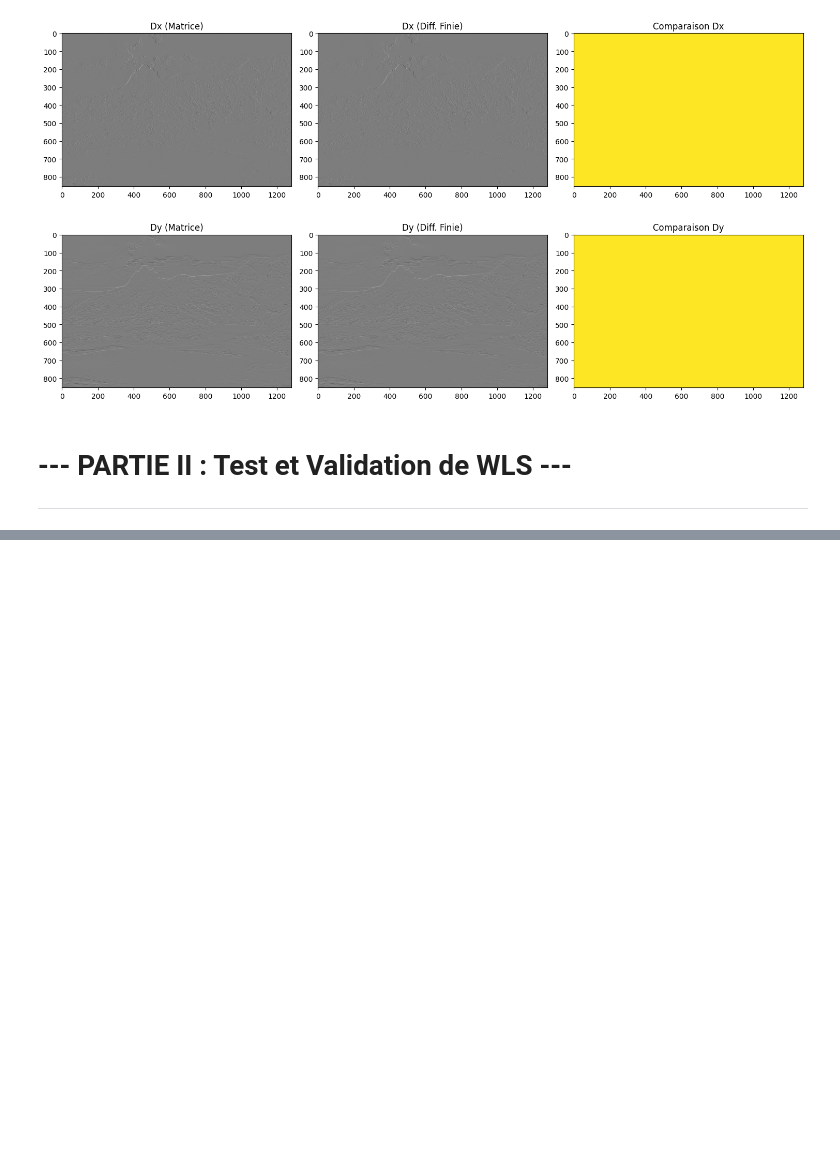
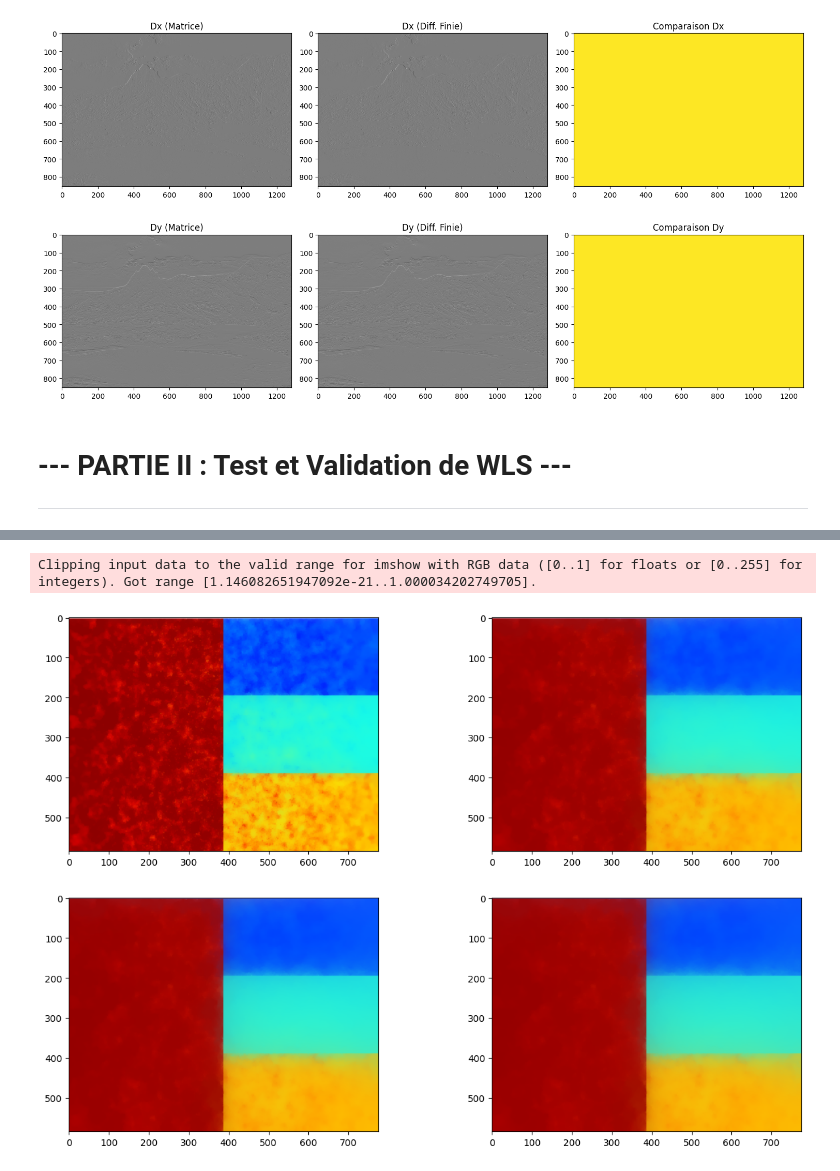
Before and after one commit to OiseauDesNuages/Projet_Image, a Jupyter notebook: projet.ipynb, the cells around one changed output, grey strips where cells are left out. Cells and saved outputs as stored; diff of their text form; code cells hidden in the pictures; blank space fills up the shorter version.

```diff
--- a/projet.ipynb
+++ b/projet.ipynb
@@ -57,0 +68,27 @@ plt.show()
+# %%
+alpha = 1.5
+eps = 1e-4
+lamb = 0.5
+
+img_test = cv2.imread('photo_de_test.png')
+img_test_rgb = cv2.cvtColor(img_test, cv2.COLOR_BGR2RGB)
+img_test_rgb = img_test_rgb.astype(np.float32)/255.0
+Dx, Dy = toolbox.build_Dx_Dy(img_test_rgb)
+
+Dx = Dx.tocsr()
+Dy = Dy.tocsr()
+# %%
+list_lambda = np.linspace(1,20,4)
+
+fig, axes = plt.subplots(2, 2, figsize=(15, 10))
+axes = axes.flatten()
+
+for i in range(len(list_lambda)):
+    img_lisse_RGB = toolbox.WLS_RGB(img_test_rgb, Dx, Dy, alpha=1.2, eps=1e-4, lamb=list_lambda[i])
+    axes[i].imshow(img_lisse_RGB)
+
+
+plt.show()
+# %% [output]
+Clipping input data to the valid range for imshow with RGB data ([0..1] for floats or [0..255] for integers). Got range [1.146082651947092e-21..1.000034202749705].
+[figure, added]
```
Also changed, not shown: parts of 5 cells of this notebook, 2 other files.
